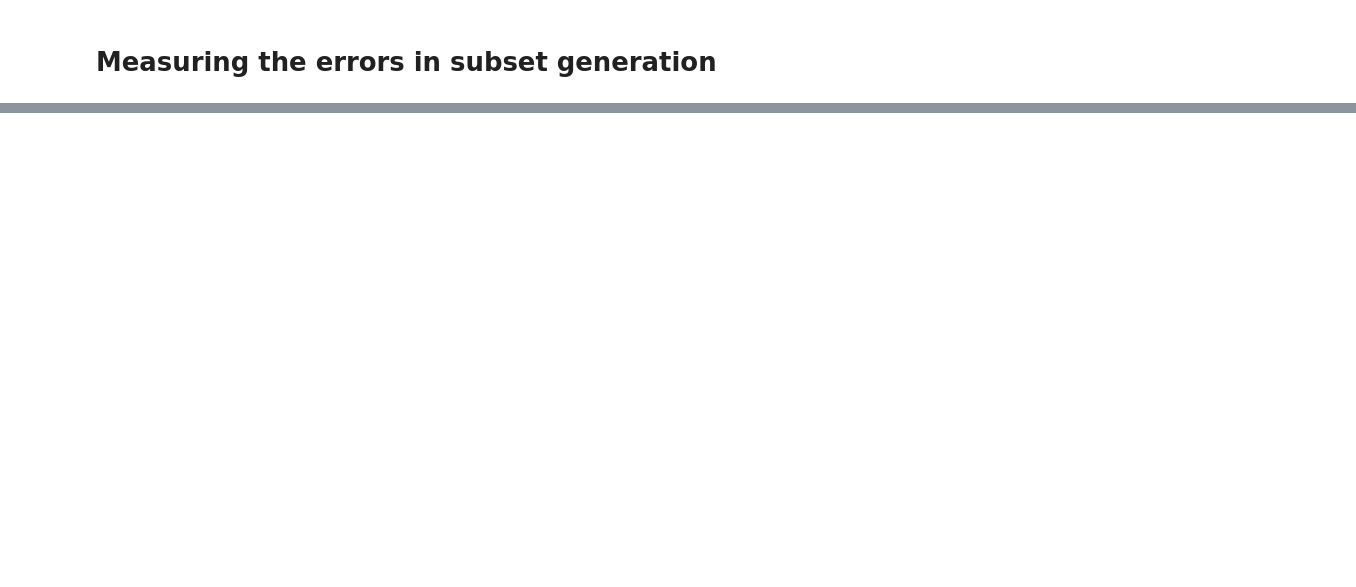
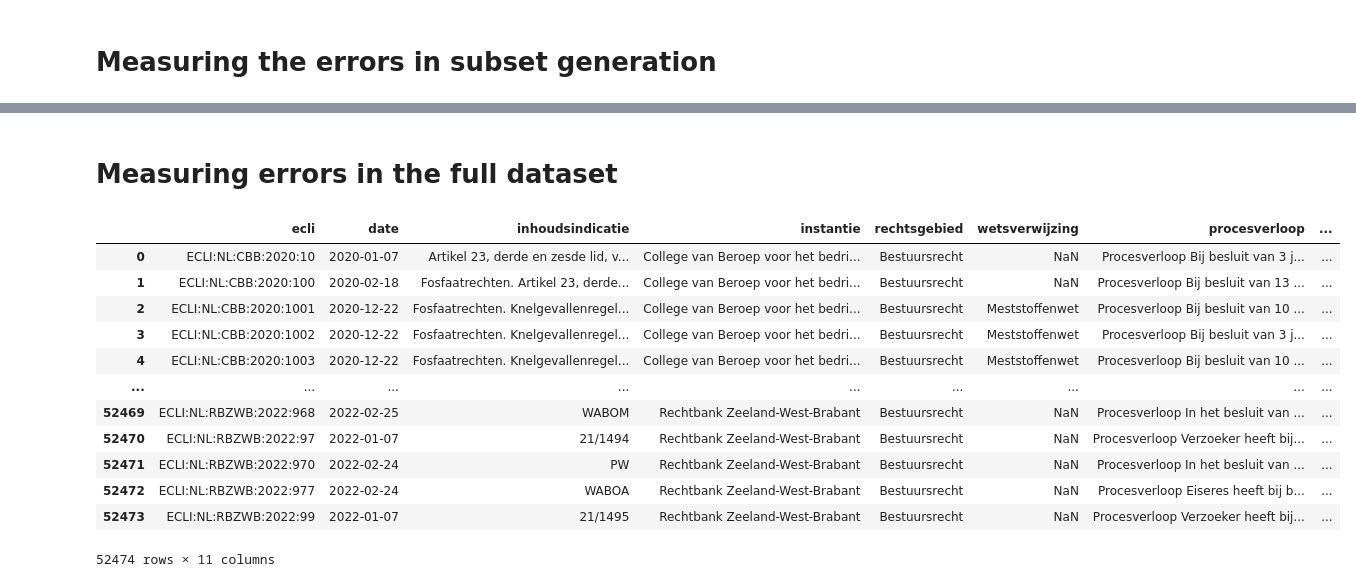
Before and after one commit to ChloeCro/MscThesis, a Jupyter notebook: SRS/Error_rates.ipynb, the cells around one changed output, grey strips where cells are left out. Drawn from its saved outputs; the diff is of its cells as text; code cells hidden in the pictures; blank space fills up the shorter version.

```diff
--- a/SRS/Error_rates.ipynb
+++ b/SRS/Error_rates.ipynb
@@ -39,0 +91,19 @@ TypeError: 'in <string>' requires string as left operand, not int
+# %% [markdown]
+# Measuring errors in the full dataset
+# %%
+dataset = pd.read_csv("C:/Users/Chloe/Documents/MaastrichtLaw&Tech/Thesis/MscThesis/sectioned_data_2022_improved_fullset.csv")
+dataset
+# %% [output]
+|  | ecli | date | inhoudsindicatie | instantie | rechtsgebied | wetsverwijzing | procesverloop | ... |
+| 0 | ECLI:NL:CBB:2020:10 | 2020-01-07 | Artikel 23, derde en zesde lid, v... | College van Beroep voor het bedri... | Bestuursrecht | NaN | Procesverloop Bij besluit van 3 j... | ... |
+| 1 | ECLI:NL:CBB:2020:100 | 2020-02-18 | Fosfaatrechten. Artikel 23, derde... | College van Beroep voor het bedri... | Bestuursrecht | NaN | Procesverloop Bij besluit van 13 ... | ... |
+| 2 | ECLI:NL:CBB:2020:1001 | 2020-12-22 | Fosfaatrechten. Knelgevallenregel... | College van Beroep voor het bedri... | Bestuursrecht | Meststoffenwet | Procesverloop Bij besluit van 10 ... | ... |
+| 3 | ECLI:NL:CBB:2020:1002 | 2020-12-22 | Fosfaatrechten. Knelgevallenregel... | College van Beroep voor het bedri... | Bestuursrecht | Meststoffenwet | Procesverloop Bij besluit van 3 j... | ... |
+| 4 | ECLI:NL:CBB:2020:1003 | 2020-12-22 | Fosfaatrechten. Knelgevallenregel... | College van Beroep voor het bedri... | Bestuursrecht | Meststoffenwet | Procesverloop Bij besluit van 10 ... | ... |
+| ... | ... | ... | ... | ... | ... | ... | ... | ... |
+| 52469 | ECLI:NL:RBZWB:2022:968 | 2022-02-25 | WABOM | Rechtbank Zeeland-West-Brabant | Bestuursrecht | NaN | Procesverloop In het besluit van ... | ... |
+| 52470 | ECLI:NL:RBZWB:2022:97 | 2022-01-07 | 21/1494 | Rechtbank Zeeland-West-Brabant | Bestuursrecht | NaN | Procesverloop Verzoeker heeft bij... | ... |
+| 52471 | ECLI:NL:RBZWB:2022:970 | 2022-02-24 | PW | Rechtbank Zeeland-West-Brabant | Bestuursrecht | NaN | Procesverloop In het besluit van ... | ... |
+| 52472 | ECLI:NL:RBZWB:2022:977 | 2022-02-24 | WABOA | Rechtbank Zeeland-West-Brabant | Bestuursrecht | NaN | Procesverloop Eiseres heeft bij b... | ... |
+| 52473 | ECLI:NL:RBZWB:2022:99 | 2022-01-07 | 21/1495 | Rechtbank Zeeland-West-Brabant | Bestuursrecht | NaN | Procesverloop Verzoeker heeft bij... | ... |
+52474 rows × 11 columns
```
Also changed, not shown: parts of 15 cells of this notebook, 5 other files.
